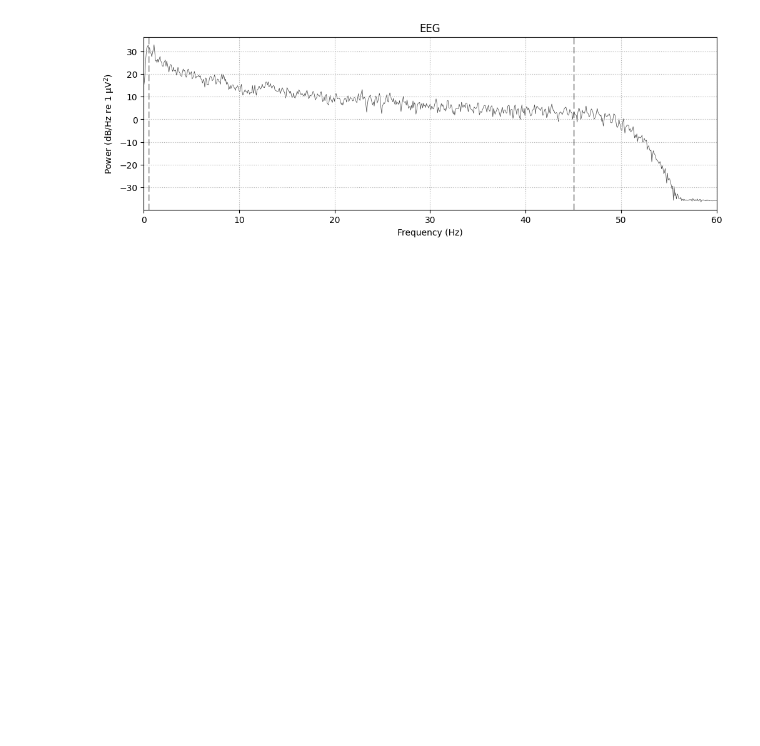
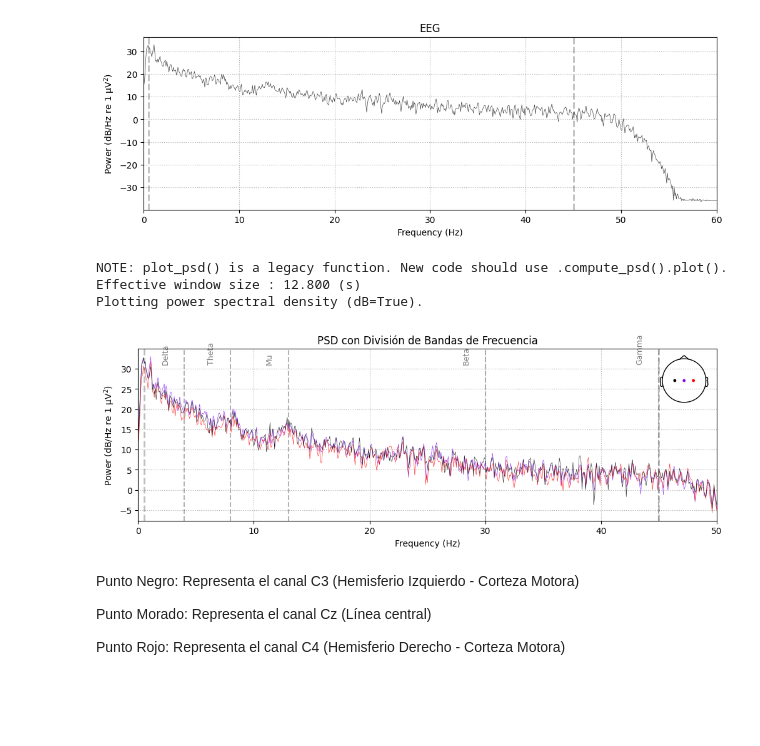
Before and after one commit to KarenAgudelo769/Proyecto_biosenales, a Jupyter notebook: codigo.ipynb, the cells around one changed output. Saved outputs shown, nothing was run; the diff lists cells and outputs as text; code cells hidden in the pictures; blank space fills up the shorter version.

```diff
--- a/codigo.ipynb
+++ b/codigo.ipynb
@@ -182,6 +130,38 @@ Plotting power spectral density (dB=True).
 Need more than one channel to make topography for eeg. Disabling interactivity.
 [figure]
 [figure]
+# %%
+# 1.límites de las bandas que sugerimos
+bandas = {
+    'Delta': 4,
+    'Theta': 8,
+    'Mu': 13,
+    'Beta': 30,
+    'Gamma': 45
+}
+
+# 2. Generar la gráfica de potencia (PSD)
+fig = raw_final.plot_psd(fmin=0, fmax=50, picks=['C3', 'Cz', 'C4'], show=False)
+ax = fig.axes[0] # Obtenemos el eje de la gráfica
+
+# 3. líneas verticales para cada banda
+for nombre, freq in bandas.items():
+    ax.axvline(x=freq, color='gray', linestyle='--', alpha=0.6)
+    ax.text(freq - 2, ax.get_ylim()[1] * 0.9, nombre, rotation=90, fontsize=9, color='gray')
+
+ax.set_title("PSD con División de Bandas de Frecuencia")
+plt.show()
+# %% [output]
+NOTE: plot_psd() is a legacy function. New code should use .compute_psd().plot().
+Effective window size : 12.800 (s)
+Plotting power spectral density (dB=True).
+[figure, added]
+# %% [markdown]
+Punto Negro: Representa el canal C3 (Hemisferio Izquierdo - Corteza Motora)
+
+Punto Morado: Representa el canal Cz (Línea central)
+
+Punto Rojo: Representa el canal C4 (Hemisferio Derecho - Corteza Motora)
 # %% [markdown]
 <h4 style="color: white";><strong>Bibliografía </strong> </h4>
 # %% [markdown]
```
Also changed, not shown: parts of 1 cell of this notebook.
